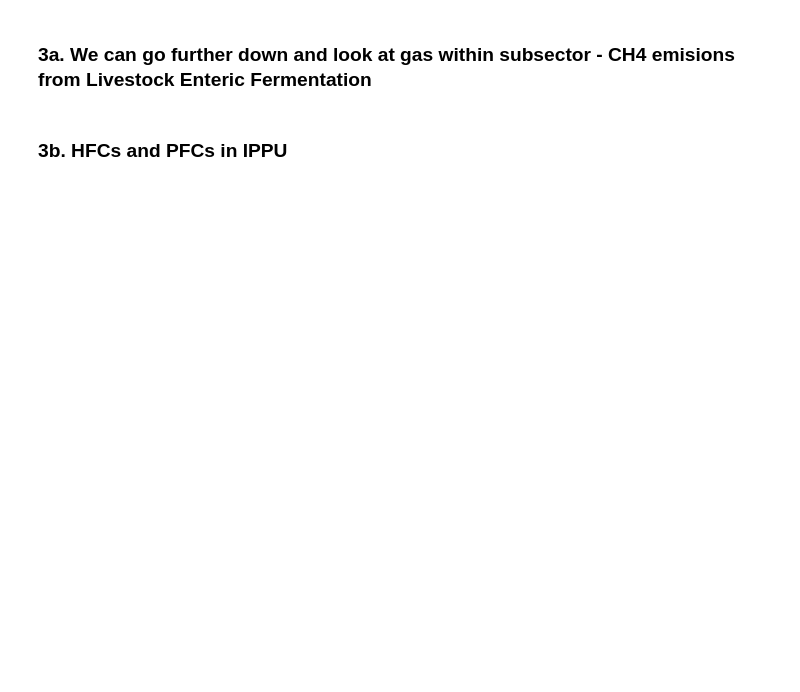
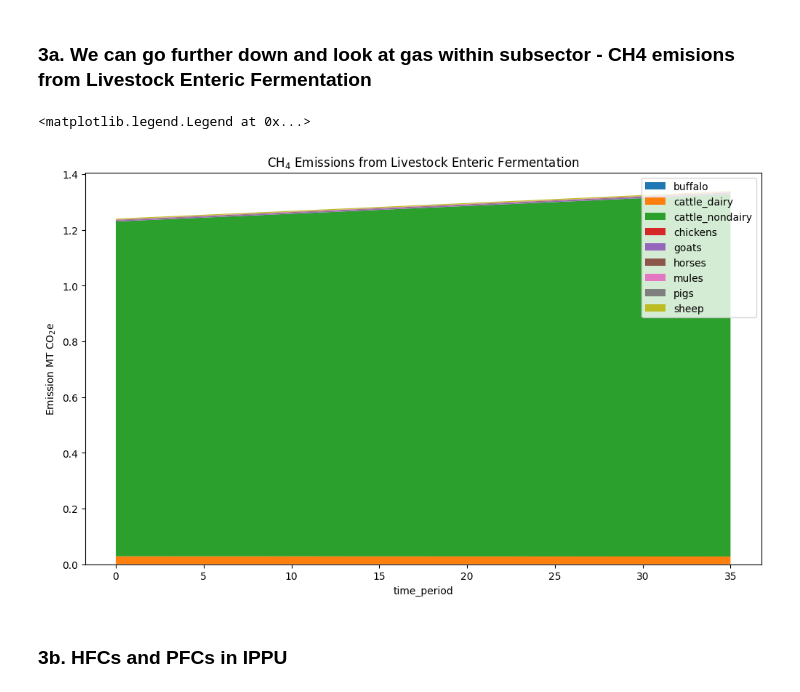
Before and after one commit to dpmendez/sisepuede_tutorials, a Jupyter notebook: sisepuede_tutorial_4-sisepuede_object.ipynb, the cells around one changed output. Saved outputs shown, nothing was run; the diff lists cells and outputs as text; code cells hidden in the pictures; blank space fills up the shorter version.

```diff
--- a/sisepuede_tutorial_4-sisepuede_object.ipynb
+++ b/sisepuede_tutorial_4-sisepuede_object.ipynb
@@ -291,25 +582,30 @@ primary_id = sisepuede.odpt_primary.get_key_value(
 # %%
 # variable to examine
 modvar = sisepuede.model_attributes.get_variable(
     ":math:\\text{CH}_4 Emissions from Livestock Enteric Fermentation",
     #"Land Use Area"
 )
 
+df_cur = df_out_region[df_out_region[sisepuede.key_primary].isin([primary_id])]
 
 fig, ax = plt.subplots(figsize = (12, 7))
 ax.set_xlabel(sisepuede.key_time_period)
-ax.set_ylabel("Emission MT CO2e")
-
-
-df_cur = df_out_region[df_out_region[sisepuede.key_primary].isin([primary_id])]
+ax.set_ylabel("Emission MT $\mathrm{CO}_2$e")
+# ax.set_title(modvar.name)
+ax.set_title("$\mathrm{CH}_4$ Emissions from Livestock Enteric Fermentation")
 
 sup.plot_stack(
     df_cur,
     modvar.fields,
     figtuple = (fig, ax, ),
 )
 
-ax.legend()
+handles, labels = ax.get_legend_handles_labels()
+labels = [l.replace("emission_co2e_ch4_lvst_entferm_", "") for l in labels]
+ax.legend(handles, labels, loc="upper right")
+# %% [output]
+<matplotlib.legend.Legend at 0x...>
+[figure, added]
 # %% [markdown]
 ###  3b. HFCs and PFCs in IPPU
 # %%
```
Also changed, not shown: parts of 28 cells of this notebook.
